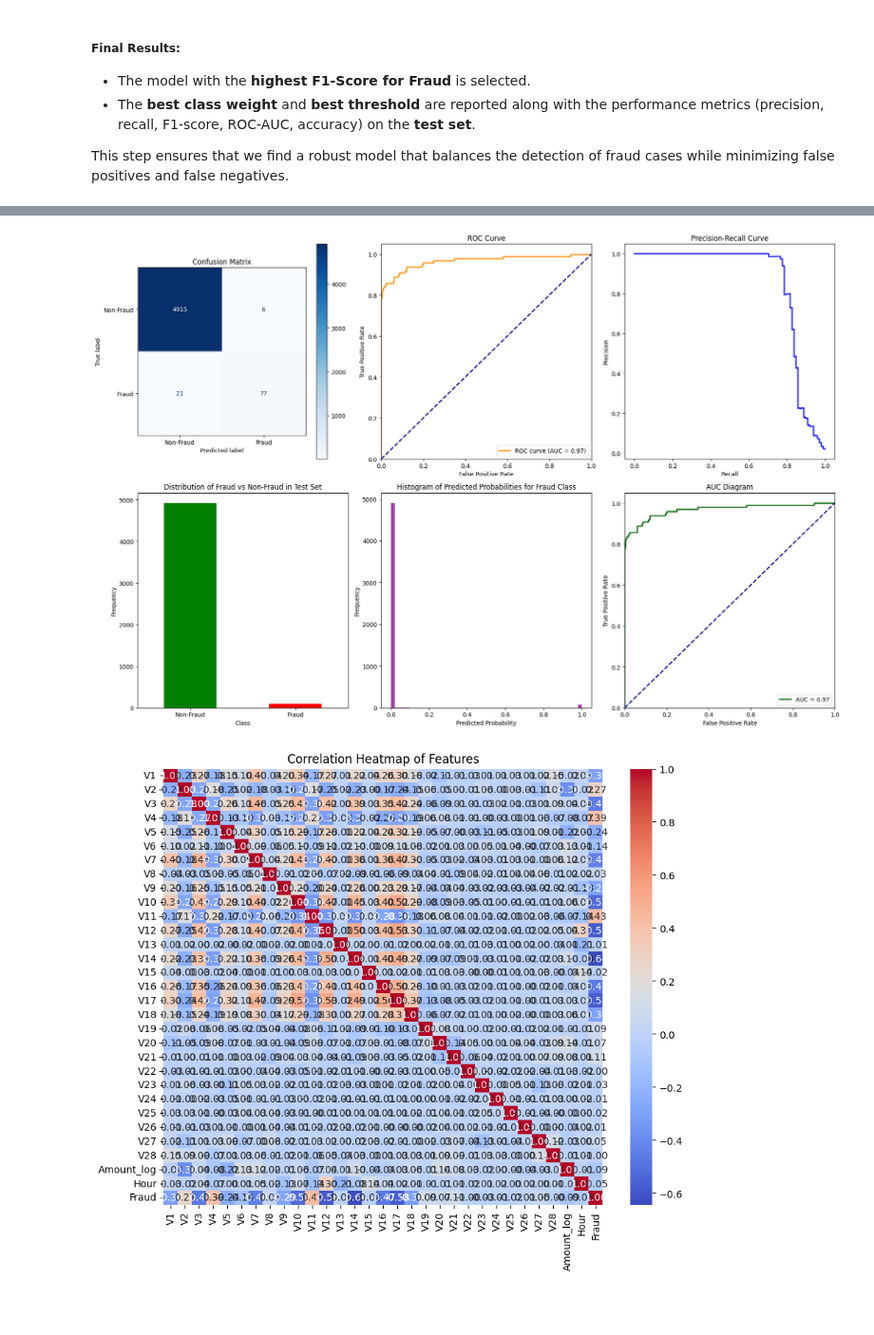
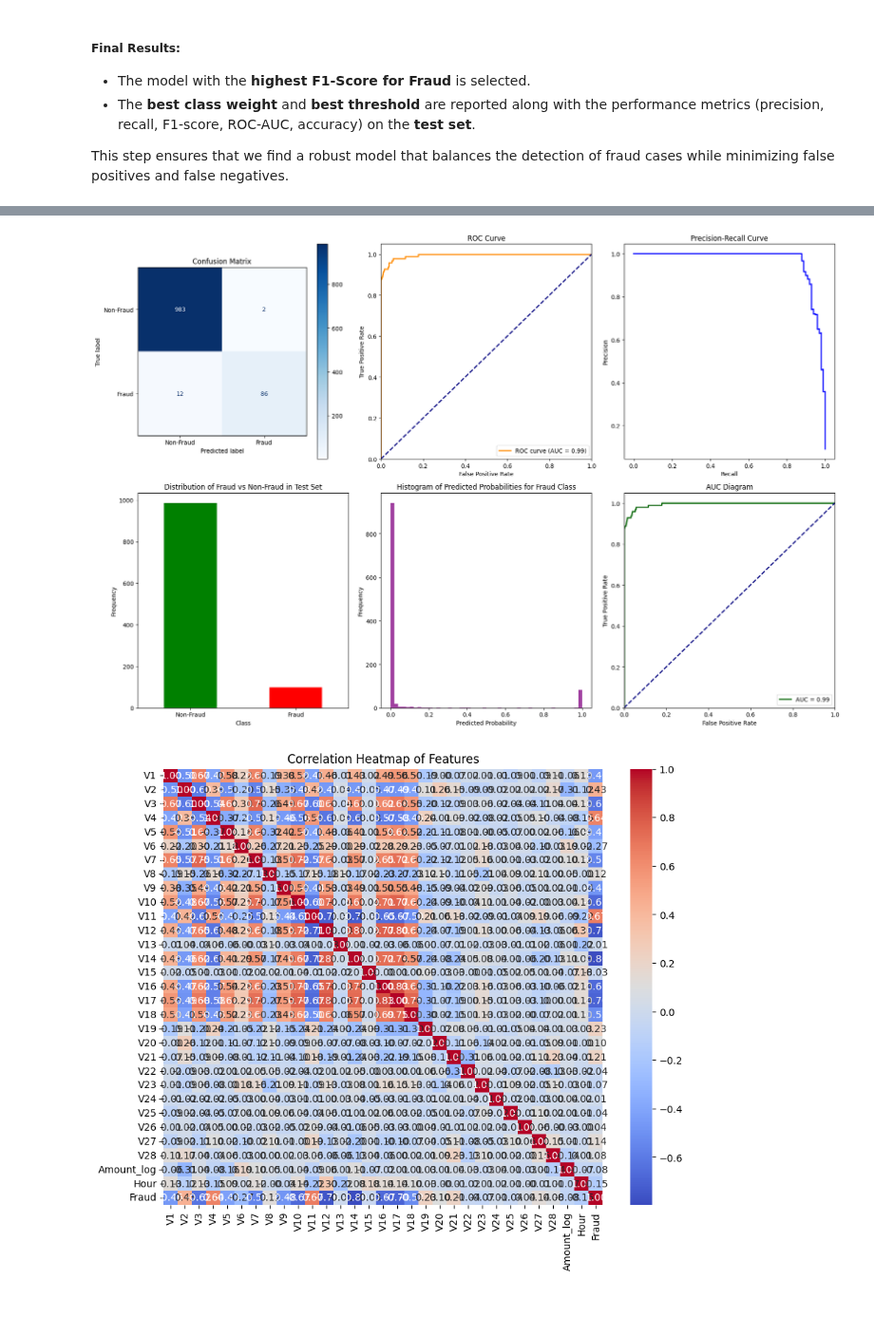
Before and after one commit to chunren/credit-card-fraud-detection-by-ml-xgboost, a Jupyter notebook: credit-card-fraud-detection-by-ml-xgbclassifiers.ipynb, the cells around one changed output, grey strips where cells are left out. Shown at 95% size. Saved outputs shown, nothing was run; the diff lists cells and outputs as text; code cells hidden in the pictures.

```diff
--- a/credit-card-fraud-detection-by-ml-xgbclassifiers.ipynb
+++ b/credit-card-fraud-detection-by-ml-xgbclassifiers.ipynb
@@ -537,23 +537,24 @@ os.makedirs('models', exist_ok=True)
 os.makedirs('plots', exist_ok=True)
 
 # Step 1.2: Parameter Setting
-non_fraud_to_fraud_sample_ratio = 50 # Downsampling the dataset to a 50:1 ratio (non-fraud : fraud)
+non_fraud_to_fraud_sample_ratio = 10 # Downsampling the dataset to a 50:1 ratio (non-fraud : fraud)
 test_size = 0.2 # Set the test size to split the sample data for training and test
 k_folds = 2  # Set the number of folds for cross-validation
-split_ratio = 0.6  # 60% training, 40% testing for each fold for cross-validation
+split_ratio = 0.8  # 80% training, 20% testing for each fold for cross-validation
 
 
 # Lists of class weights and thresholds to iterate over
 thresholds_range = np.round(np.arange(0.45, 0.551, 0.01), 2) # 11 loops
-thresholds_range = np.round(np.arange(0.50, 0.501, 0.01), 2) # 11 loops
+thresholds_range = np.round(np.arange(0.50, 0.501, 0.01), 2) # 1 loops
 thresholds_list = list(thresholds_range)
 
-class_weights_range1 = np.round(np.arange(1.1, 21.11, 0.1), 2) # 15 loops
-class_weights_range2 = np.arange(50, 110, 10) # 7 loops
-class_weights_range3 = np.arange(200, 510, 100) # 4 loops
-class_weights_list = list(class_weights_range1) + list(class_weights_range2) + list(class_weights_range3)
+class_weights_range1 = np.round(np.arange(1.1, 10.11, 0.01), 2) # 110 loops
+# class_weights_range1 = np.round(np.arange(1.1, 21.11, 0.1), 2) # 15 loops
+# class_weights_range2 = np.arange(50, 110, 10) # 7 loops
+# class_weights_range3 = np.arange(200, 510, 100) # 4 loops
+# class_weights_list = list(class_weights_range1) + list(class_weights_range2) + list(class_weights_range3)
 
-#class_weights_list = list( np.round(np.arange(1.1, 21.11, 0.1), 2) )  # test for 210 loops
+class_weights_list = list( class_weights_range1)  # test for 210 loops
 
 # ---------------------------------------------------------------------------------------------
 # Step 2: Load Data
@@ -709,7 +710,7 @@ print("\nEvaluating the best model on the test set...")
 y_pred_probs = best_model.predict_proba(X_test)[:, 1]
 
 # Apply the best threshold to classify
-y_pred_classes = (y_pred_probs > best_threshold).astype("int32")
+y_pred_classes = (y_pred_probs >= best_threshold).astype("int32")
 
 # ---------------------------------------------------------------------------------------------
 # Step 7: Display Results
@@ -830,5 +831,5 @@ weighted avg       0.99      0.99      0.99      5019
-[figure, old version]
+[figure, new version]
-[figure, old version]
+[figure, new version]
 # %% [markdown]
 &nbsp;
 # %% [markdown]
```
Also changed, not shown: parts of 1 cell of this notebook.
